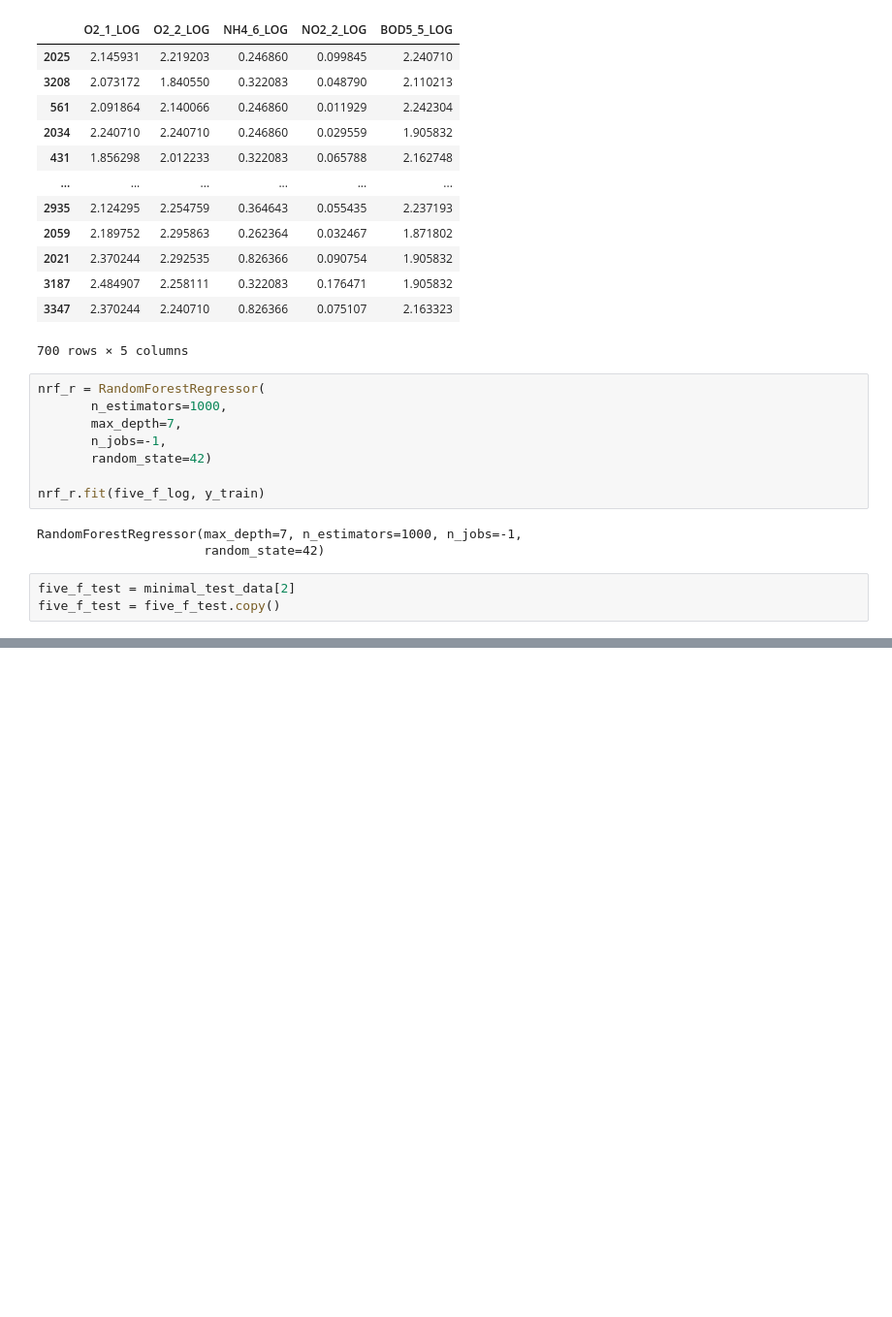
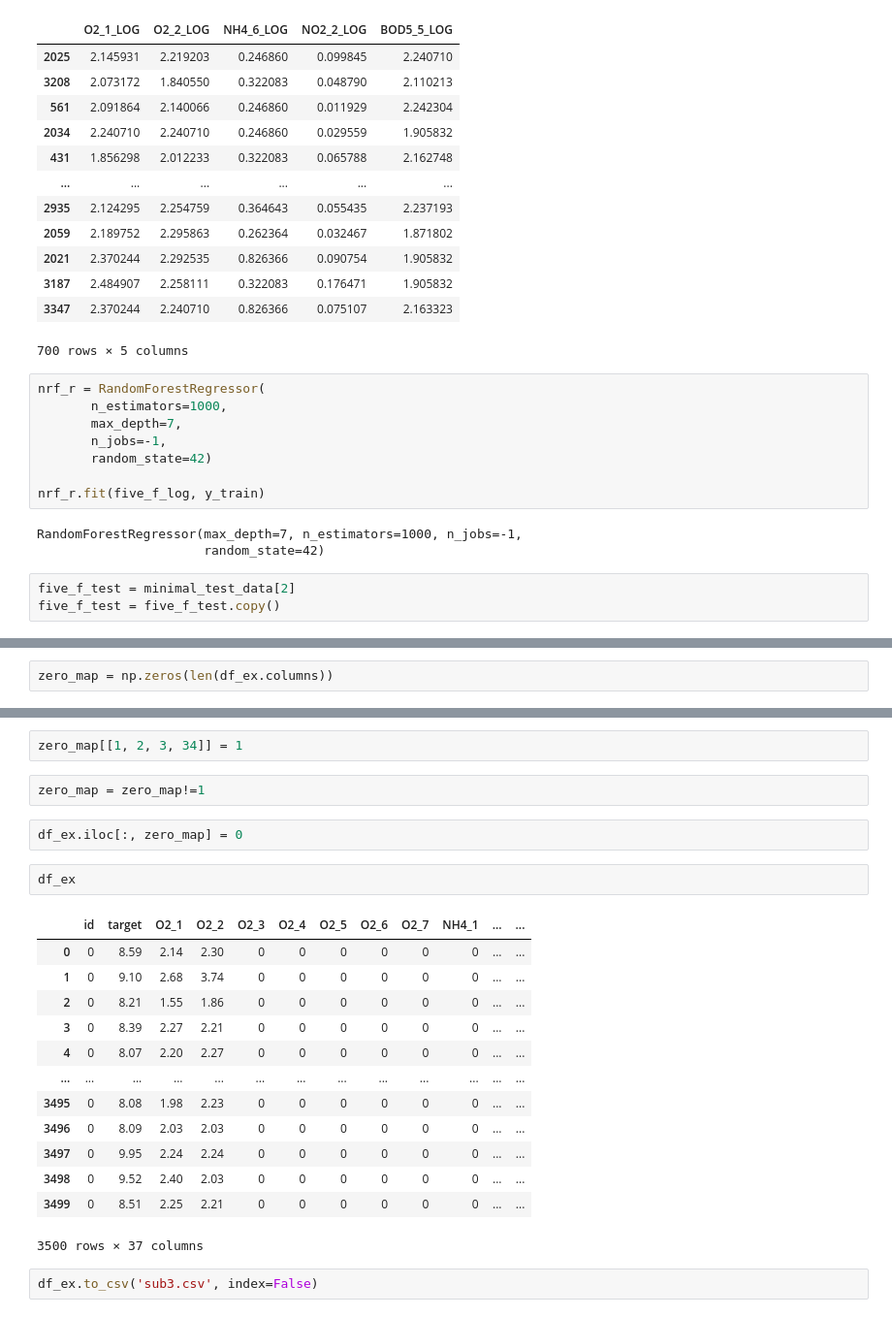
Before and after one commit to ameram/dissolved_o2_augmentation, a Jupyter notebook: playground_3-21.ipynb, the cells around one changed output, grey strips where cells are left out. Shown at 97% size. Drawn from its saved outputs; the diff is of its cells as text; blank space fills up the shorter version.

```diff
--- a/playground_3-21.ipynb
+++ b/playground_3-21.ipynb
@@ -550,0 +620,2 @@ nrf_r
+# %%
+zero_map = np.zeros(len(df_ex.columns))
@@ -550,0 +631,24 @@ nrf_r
+# %%
+zero_map[[1, 2, 3, 34]] = 1
+# %%
+zero_map = zero_map!=1
+# %%
+df_ex.iloc[:, zero_map] = 0
+# %%
+df_ex
+# %% [output]
+|  | id | target | O2_1 | O2_2 | O2_3 | O2_4 | O2_5 | O2_6 | O2_7 | NH4_1 | ... | ... |
+| 0 | 0 | 8.59 | 2.14 | 2.30 | 0 | 0 | 0 | 0 | 0 | 0 | ... | ... |
+| 1 | 0 | 9.10 | 2.68 | 3.74 | 0 | 0 | 0 | 0 | 0 | 0 | ... | ... |
+| 2 | 0 | 8.21 | 1.55 | 1.86 | 0 | 0 | 0 | 0 | 0 | 0 | ... | ... |
+| 3 | 0 | 8.39 | 2.27 | 2.21 | 0 | 0 | 0 | 0 | 0 | 0 | ... | ... |
+| 4 | 0 | 8.07 | 2.20 | 2.27 | 0 | 0 | 0 | 0 | 0 | 0 | ... | ... |
+| ... | ... | ... | ... | ... | ... | ... | ... | ... | ... | ... | ... | ... |
+| 3495 | 0 | 8.08 | 1.98 | 2.23 | 0 | 0 | 0 | 0 | 0 | 0 | ... | ... |
+| 3496 | 0 | 8.09 | 2.03 | 2.03 | 0 | 0 | 0 | 0 | 0 | 0 | ... | ... |
+| 3497 | 0 | 9.95 | 2.24 | 2.24 | 0 | 0 | 0 | 0 | 0 | 0 | ... | ... |
+| 3498 | 0 | 9.52 | 2.40 | 2.03 | 0 | 0 | 0 | 0 | 0 | 0 | ... | ... |
+| 3499 | 0 | 8.51 | 2.25 | 2.21 | 0 | 0 | 0 | 0 | 0 | 0 | ... | ... |
+3500 rows × 37 columns
+# %%
+df_ex.to_csv('sub3.csv', index=False)
```
Also changed, not shown: parts of 17 cells of this notebook.
